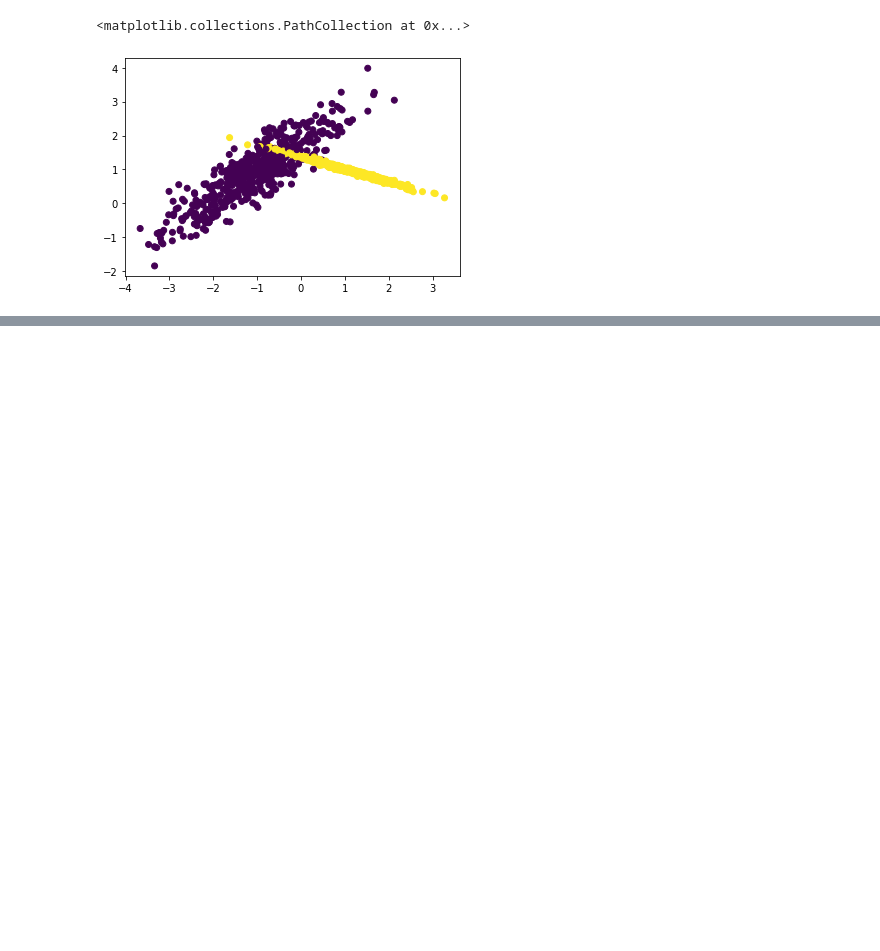
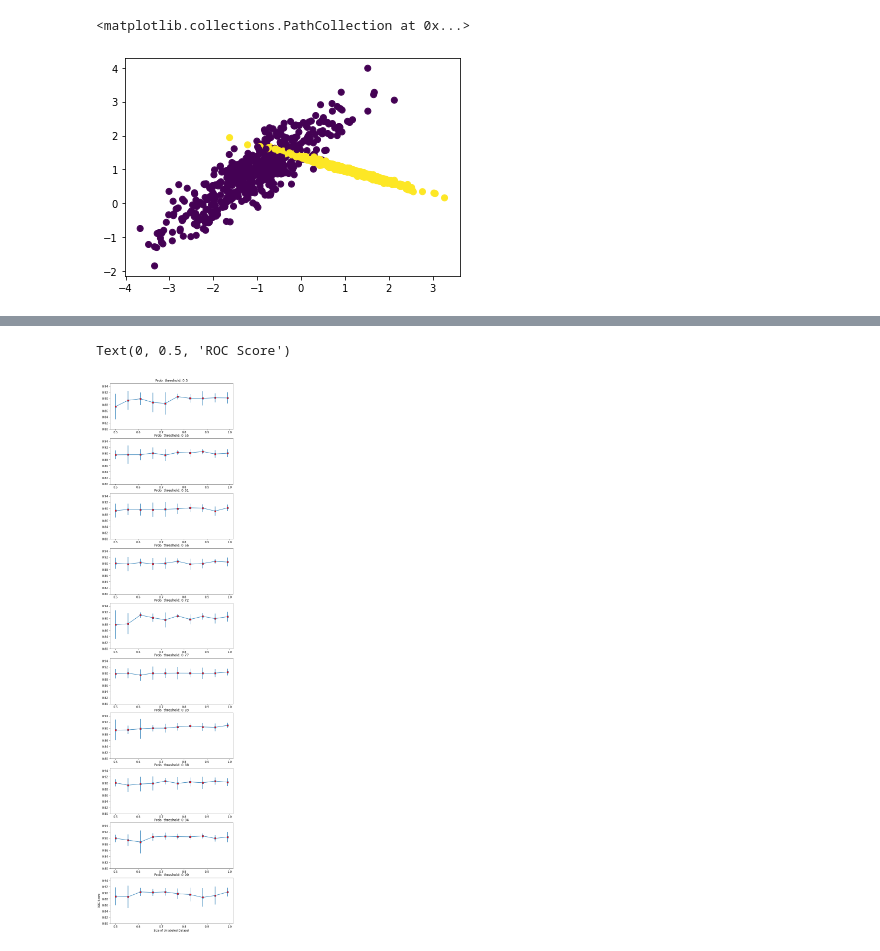
Before and after one commit to khroushan/semi-supervised-ml, a Jupyter notebook: notebooks/20_gaussian_data.ipynb, the cells around one changed output, grey strips where cells are left out. Cells and saved outputs as stored; diff of their text form; code cells hidden in the pictures; blank space fills up the shorter version.

```diff
--- a/notebooks/20_gaussian_data.ipynb
+++ b/notebooks/20_gaussian_data.ipynb
@@ -153,0 +179,32 @@ Text(0, 0.5, 'ROC Score')
+# %%
+sgd = SGDClassifier(loss='log', n_jobs=-1)
+roc_scores_ex2 = {}
+roc_stds_ex2 = {}
+for thrs in np.linspace(0.5, .99, 10):
+    cl_self = Pipeline([('self-clf', SelfTrainingClassifier(sgd, threshold=thrs))])
+    roc_scores_ex2[thrs] = []
+    roc_stds_ex2[thrs] = []
+    for u_frac in np.linspace(0.001, 1, 10):
+        roc, roc_std = self_trainer(ml_trainer=cl_self,
+                           feature_cols=feature_cols,
+                           target_col='y',
+                           df_train=df_out,
+                           df_test=df_test,
+                           l_frac=l_frac,
+                           u_frac=u_frac,
+                           n_realization=20)
+        roc_scores_ex2[thrs].append(roc)
+        roc_stds_ex2[thrs].append(roc_std)
+# %%
+fig, ax = pl.subplots(10, 1, figsize=(8,36))
+for i, k in enumerate(roc_scores_ex2.keys()):
+    ax[i].errorbar(np.linspace(0.5, 0.99, 10), roc_scores_ex2[k], roc_stds_ex2[k],
+                   marker='s',
+                   mfc='red')
+    ax[i].set_title('Prob. threshold: {:.2}'.format(k))
+    ax[i].set_ylim(0.8, 0.95)
+pl.xlabel('Size of Unlabeled Dataset')
+pl.ylabel('ROC Score')
+# %% [output]
+Text(0, 0.5, 'ROC Score')
+[figure, added]
```
Also changed, not shown: parts of 12 cells of this notebook, 4 other files.
